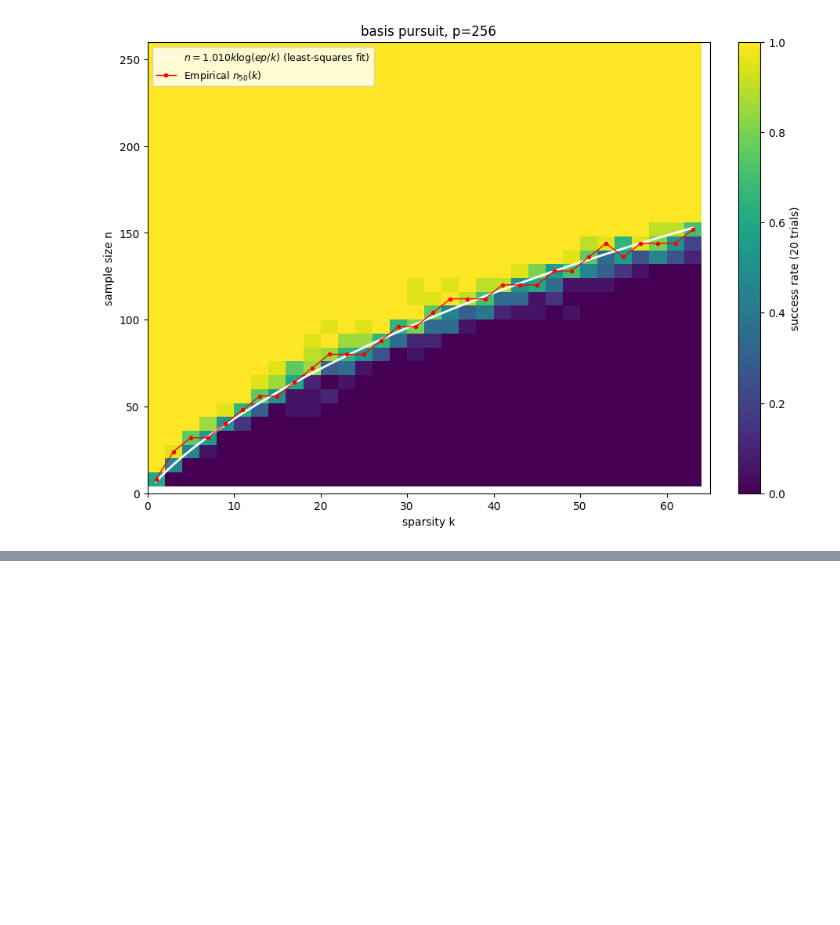
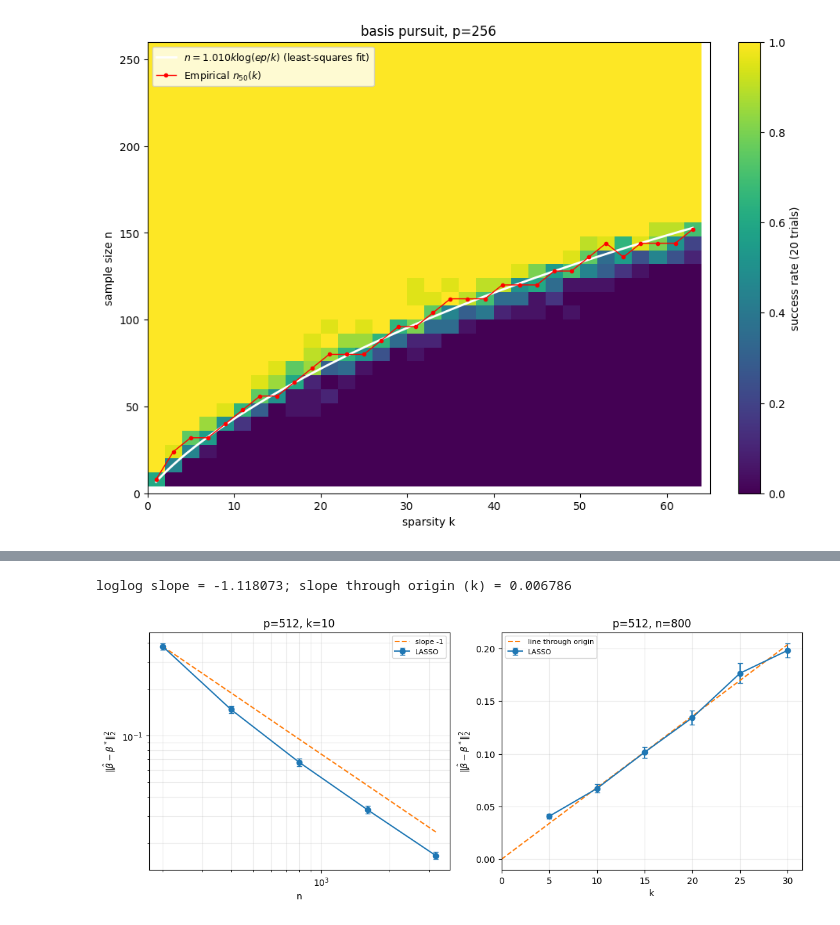
Before and after one commit to TangyKiwi/DSC-242, a Jupyter notebook: HW3/HW3.ipynb, the cells around one changed output, grey strips where cells are left out. Saved outputs shown, nothing was run; the diff lists cells and outputs as text; code cells hidden in the pictures; blank space fills up the shorter version.

```diff
--- a/HW3/HW3.ipynb
+++ b/HW3/HW3.ipynb
@@ -224,0 +290,25 @@ The shape of the empirical boundary (red dotted lines) follows $k \log(e/k)$, $C
+# %%
+lookup = {(int(n), int(k)):(m,se) for n, k, m, se, _ in results}
+mean_n = np.array([lookup[(int(n), 10)][0] for n in n_values])
+sem_n = np.array([lookup[(int(n), 10)][1] for n in n_values])
+mean_k = np.array([lookup[(800, int(k))][0] for k in k_values])
+sem_k = np.array([lookup[(800, int(k))][1] for k in k_values])
+slope, intercept = np.polyfit(np.log(n_values), np.log(mean_n), 1)
+linear_coefficient = np.sum(k_values * mean_k) / np.sum(k_values**2)
+print(f'loglog slope = {slope:.6f}; slope through origin (k) = {linear_coefficient:.6f}')
+fig, axs = plt.subplots(1, 2, figsize=(11, 4.5), layout='constrained')
+axs[0].errorbar(n_values, mean_n, yerr=sem_n, fmt='o-', capsize=3, label='LASSO')
+axs[0].plot(n_values, mean_n[0] * n_values[0] / n_values, '--', label='slope -1')
+axs[0].set(xscale='log', yscale='log', xlabel='n', ylabel=r"$\|\hat{\beta} - \beta^*\|^2_2$", title='p=512, k=10')
+axs[0].legend(fontsize=8)
+axs[0].grid(True, alpha=.25, which='both')
+axs[1].errorbar(k_values, mean_k, yerr=sem_k, fmt='o-', capsize=3, label='LASSO')
+axs[1].plot([0, *k_values], [0, *(linear_coefficient * k_values)], '--', label='line through origin')
+axs[1].set(xlabel='k', ylabel=r"$\|\hat{\beta} - \beta^*\|^2_2$", title='p=512, n=800')
+axs[1].set_xlim(left=0)
+axs[1].legend(fontsize=8)
+axs[1].grid(True, alpha=.25, which='both')
+plt.show()
+# %% [output]
+loglog slope = -1.118073; slope through origin (k) = 0.006786
+[figure, added]
```
Also changed, not shown: parts of 12 cells of this notebook, 3 other files.
